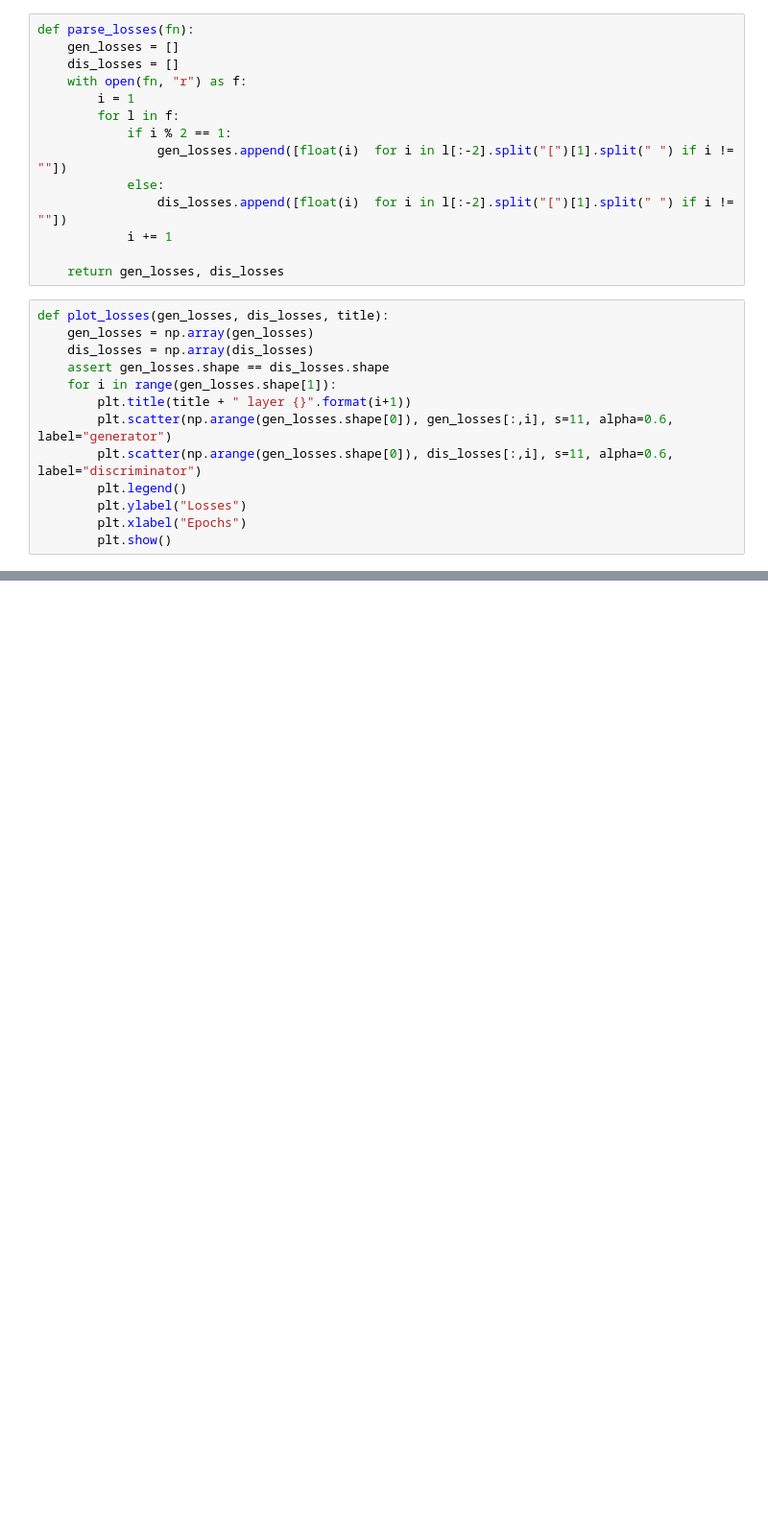
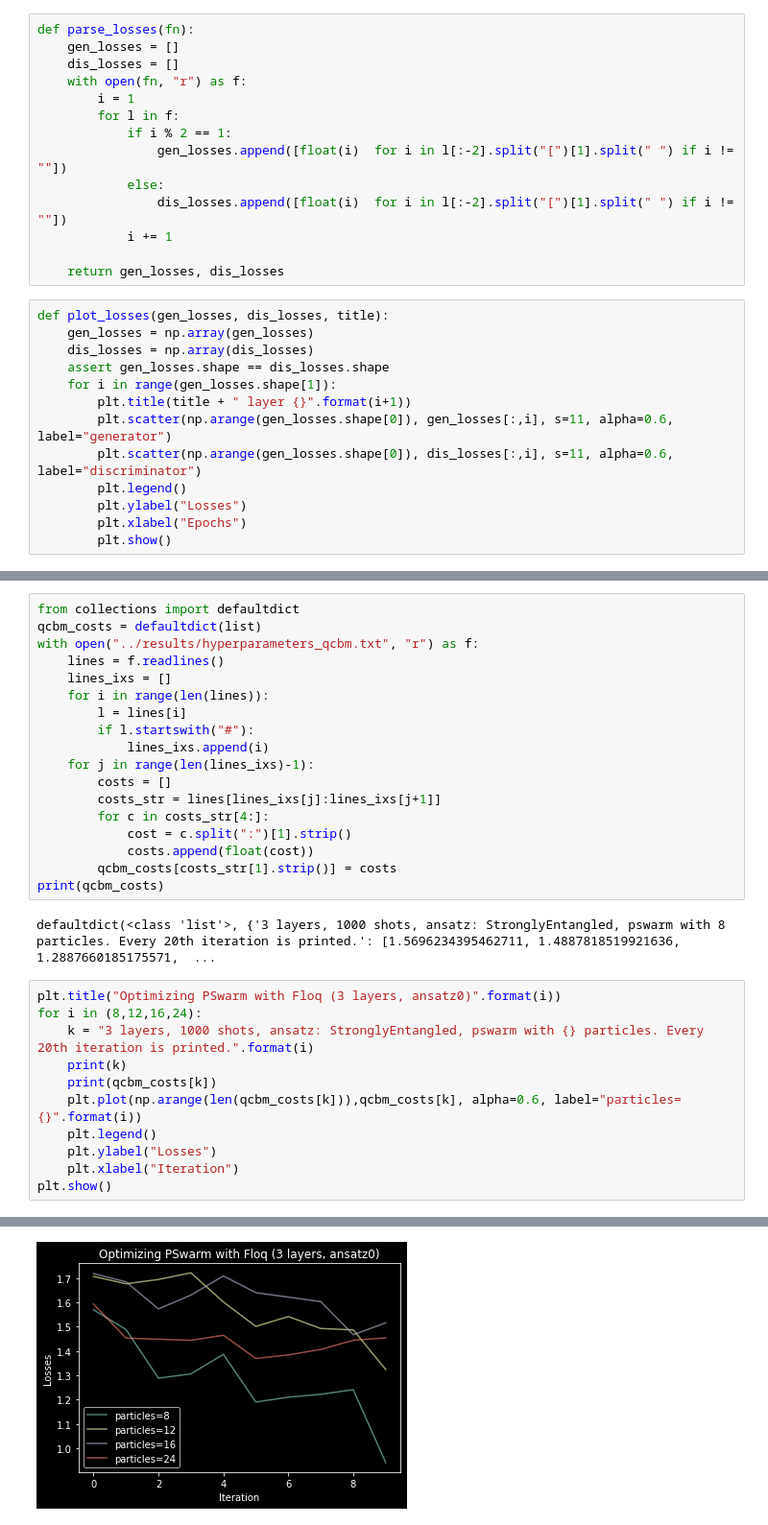
Before and after one commit to QC-UCI/QHack, a Jupyter notebook: notebooks/plot_loss.ipynb, the cells around one changed output, grey strips where cells are left out. Shown: that part at 96% size. Drawn from its saved outputs; the diff is of its cells as text; blank space fills up the shorter version.

```diff
--- a/notebooks/plot_loss.ipynb
+++ b/notebooks/plot_loss.ipynb
@@ -49,0 +60,32 @@ plot_losses(qc_gen_losses, qc_diss_losses, "QC-AAN")
+# %%
+from collections import defaultdict
+qcbm_costs = defaultdict(list)
+with open("../results/hyperparameters_qcbm.txt", "r") as f:
+    lines = f.readlines()
+    lines_ixs = []
+    for i in range(len(lines)):
+        l = lines[i]
+        if l.startswith("#"):
+            lines_ixs.append(i)
+    for j in range(len(lines_ixs)-1):
+        costs = []
+        costs_str = lines[lines_ixs[j]:lines_ixs[j+1]]
+        for c in costs_str[4:]:
+            cost = c.split(":")[1].strip()
+            costs.append(float(cost))
+        qcbm_costs[costs_str[1].strip()] = costs
+print(qcbm_costs)
+# %% [output]
+defaultdict(<class 'list'>, {'3 layers, 1000 shots, ansatz: StronglyEntangled, pswarm with 8 particles. Every 20th iteration is printed.': [1.5696234395462711, 1.4887818519921636, 1.2887660185175571,  ...
+# %%
+plt.title("Optimizing PSwarm with Floq (3 layers, ansatz0)".format(i))
+for i in (8,12,16,24):
+    k = "3 layers, 1000 shots, ansatz: StronglyEntangled, pswarm with {} particles. Every 20th iteration is printed.".format(i)
+    print(k)
+    print(qcbm_costs[k])
+    plt.plot(np.arange(len(qcbm_costs[k])),qcbm_costs[k], alpha=0.6, label="particles={}".format(i))
+    plt.legend()
+    plt.ylabel("Losses")
+    plt.xlabel("Iteration")
+plt.show()
+# %% [output]
@@ -49,0 +100 @@ plot_losses(qc_gen_losses, qc_diss_losses, "QC-AAN")
+[figure, added]
```
Also changed, not shown: parts of 11 cells of this notebook.
